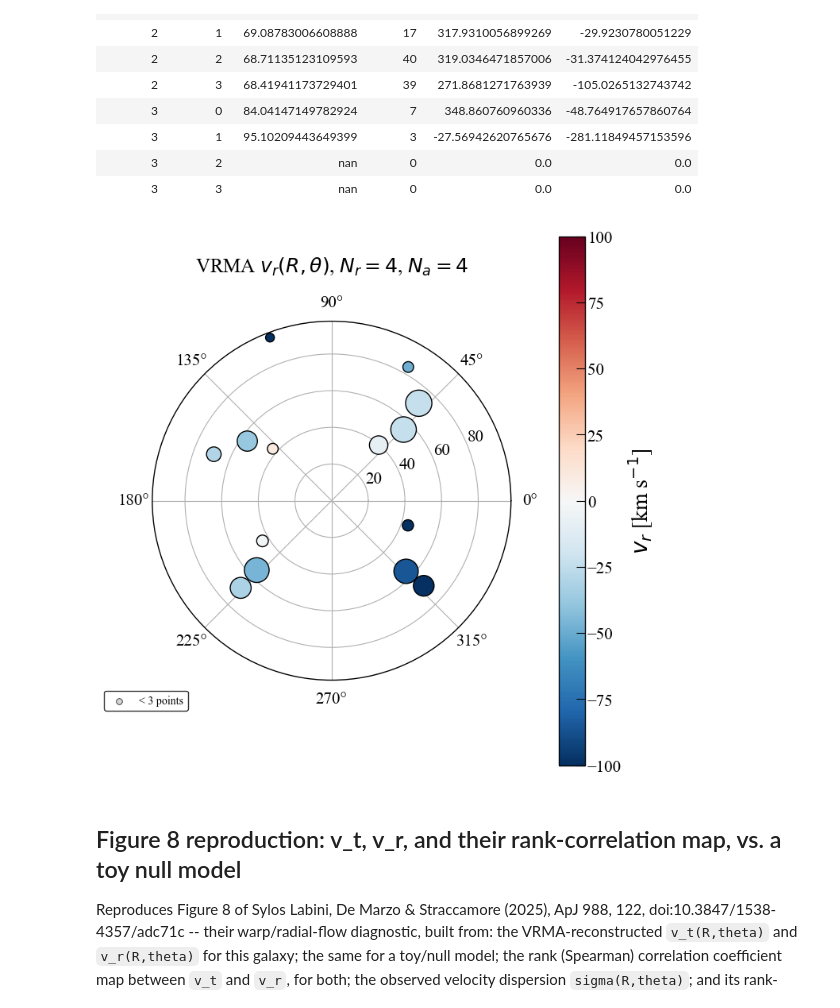
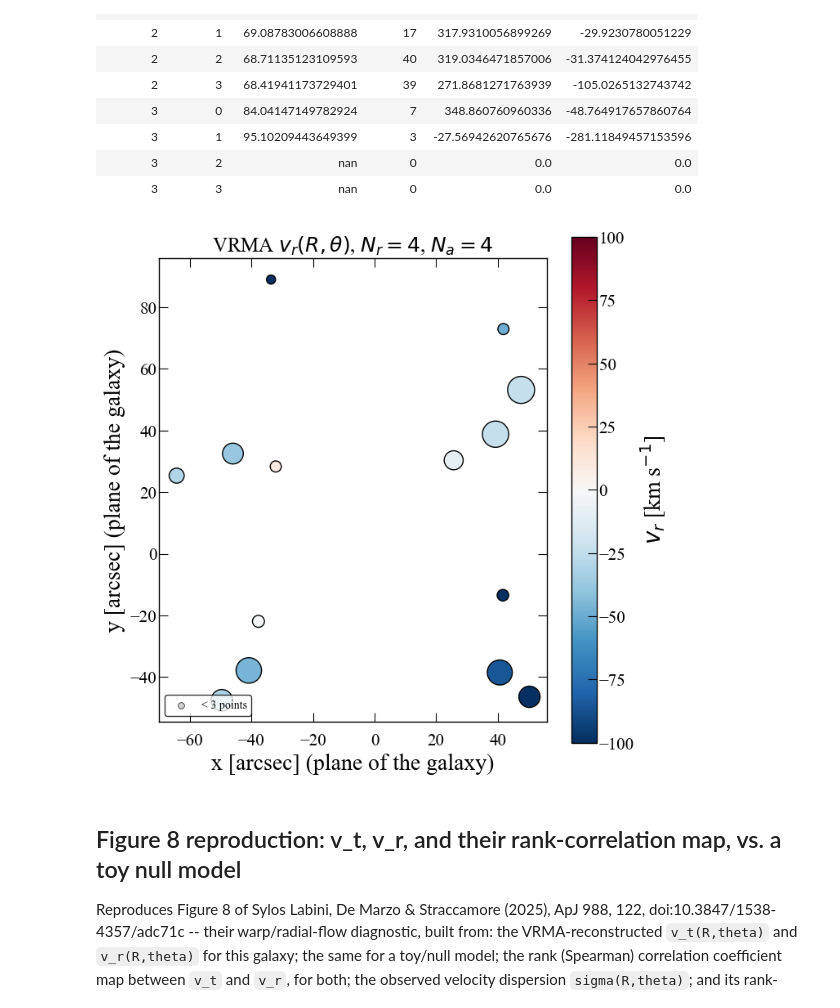
Before and after one commit to Suvajit-Sardar/SM_harmonic_fit, a Jupyter notebook: vrm_pipeline.ipynb, the cells around one changed output. Drawn from its saved outputs; the diff is of its cells as text; code cells hidden in the pictures.

```diff
--- a/vrm_pipeline.ipynb
+++ b/vrm_pipeline.ipynb
@@ -170,24 +170,32 @@ Table length=16
 | 3 | 2 | nan | 0 | 0.0 | 0.0 |
 | 3 | 3 | nan | 0 | 0.0 | 0.0 |
 # %%
+# Maps in this paper are plotted in the (deprojected) plane of the galaxy,
+# i.e. Cartesian x = R*cos(theta), y = R*sin(theta) -- a face-on view -- not
+# on polar axes.
+x2 = np.asarray(t2["r_arcsec_mean"]) * np.cos(np.asarray(t2["theta_mean"]))
+y2 = np.asarray(t2["r_arcsec_mean"]) * np.sin(np.asarray(t2["theta_mean"]))
 reliable = np.asarray(t2["n_points"]) >= 3
 marginal = (np.asarray(t2["n_points"]) > 0) & ~reliable
 
-fig, ax = plt.subplots(figsize=(7.5, 7.5), subplot_kw=dict(projection="polar"))
+fig, ax = plt.subplots(figsize=(7.5, 7.5))
 
-ax.scatter(t2["theta_mean"][marginal], t2["r_arcsec_mean"][marginal],
+ax.scatter(x2[marginal], y2[marginal],
            s=30, c="lightgray", edgecolor="black", linewidth=0.5, zorder=2, label="< 3 points")
-sc = ax.scatter(t2["theta_mean"][reliable], t2["r_arcsec_mean"][reliable],
+sc = ax.scatter(x2[reliable], y2[reliable],
                  c=t2["v_r"][reliable], s=40 + 8 * t2["n_points"][reliable],
                  cmap="RdBu_r", vmin=-100, vmax=100, edgecolor="black", zorder=3)
 
-fig.colorbar(sc, ax=ax, label=r"$v_r$ [km s$^{-1}$]", pad=0.1)
-ax.legend(loc="lower left", bbox_to_anchor=(-0.15, -0.1), fontsize=10)
-ax.set_title("VRMA $v_r(R,\\theta)$, $N_r=4$, $N_a=4$", pad=20)
+fig.colorbar(sc, ax=ax, label=r"$v_r$ [km s$^{-1}$]")
+ax.legend(loc="lower left", fontsize=10)
+ax.set_xlabel("x [arcsec] (plane of the galaxy)")
+ax.set_ylabel("y [arcsec] (plane of the galaxy)")
+ax.set_aspect("equal")
+ax.set_title("VRMA $v_r(R,\\theta)$, $N_r=4$, $N_a=4$")
 fig.tight_layout()
 None
 # %% [output]
-[figure, old version]
+[figure, new version]
 # %% [markdown]
 ## Figure 8 reproduction: v_t, v_r, and their rank-correlation map, vs. a toy null model
 
```
Also changed, not shown: parts of 2 cells of this notebook, 1 other file.
